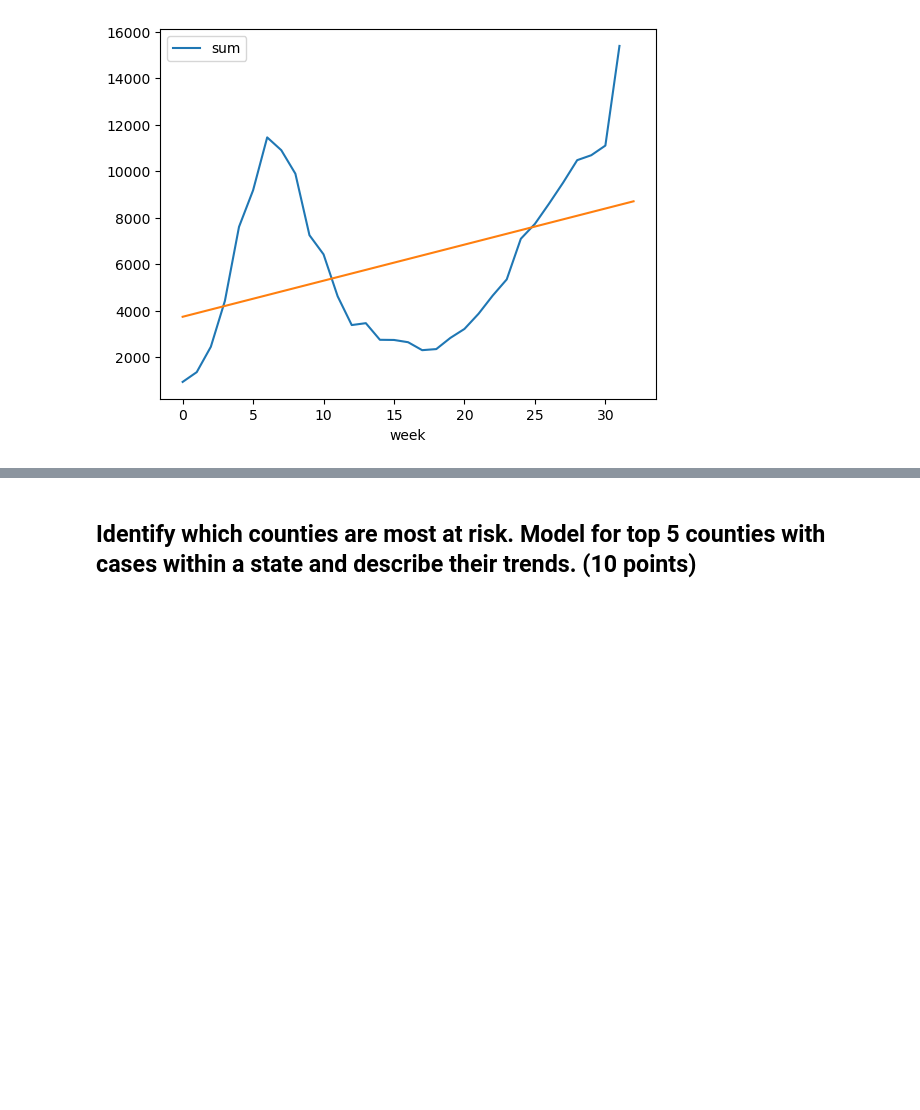
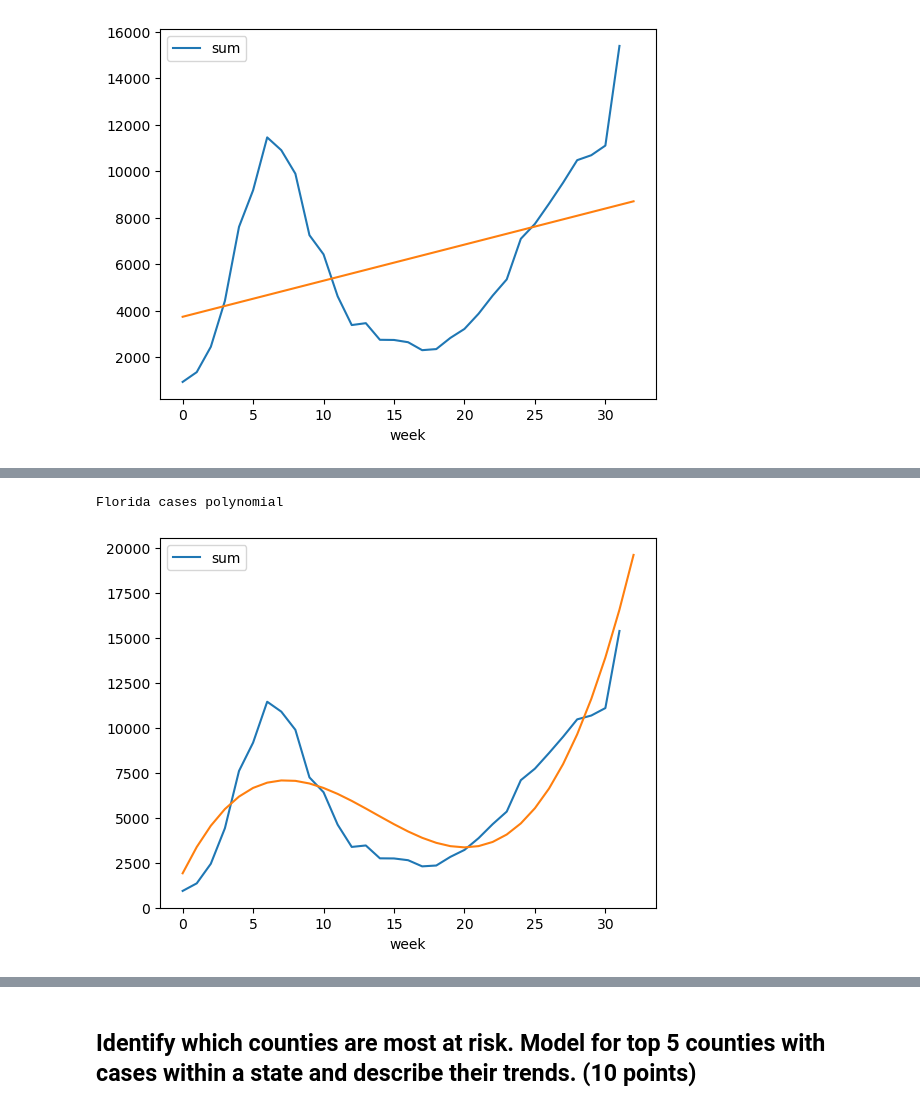
Before and after one commit to aiwayemi/Group-1, a Jupyter notebook: Project Stage - IV_Member_Task_Kevin_Hayes.ipynb, the cells around one changed output, grey strips where cells are left out. Cells and saved outputs as stored; diff of their text form; code cells hidden in the pictures; blank space fills up the shorter version.

```diff
--- a/Project Stage - IV_Member_Task_Kevin_Hayes.ipynb
+++ b/Project Stage - IV_Member_Task_Kevin_Hayes.ipynb
@@ -156,0 +184,6 @@ AttributeError: 'LinearRegression' object has no attribute 'plot'
+# %%
+print("Florida cases polynomial")
+create_polynomial_plot(fl_cases)
+# %% [output]
+Florida cases polynomial
+[figure, added]
```
Also changed, not shown: parts of 19 cells of this notebook.
